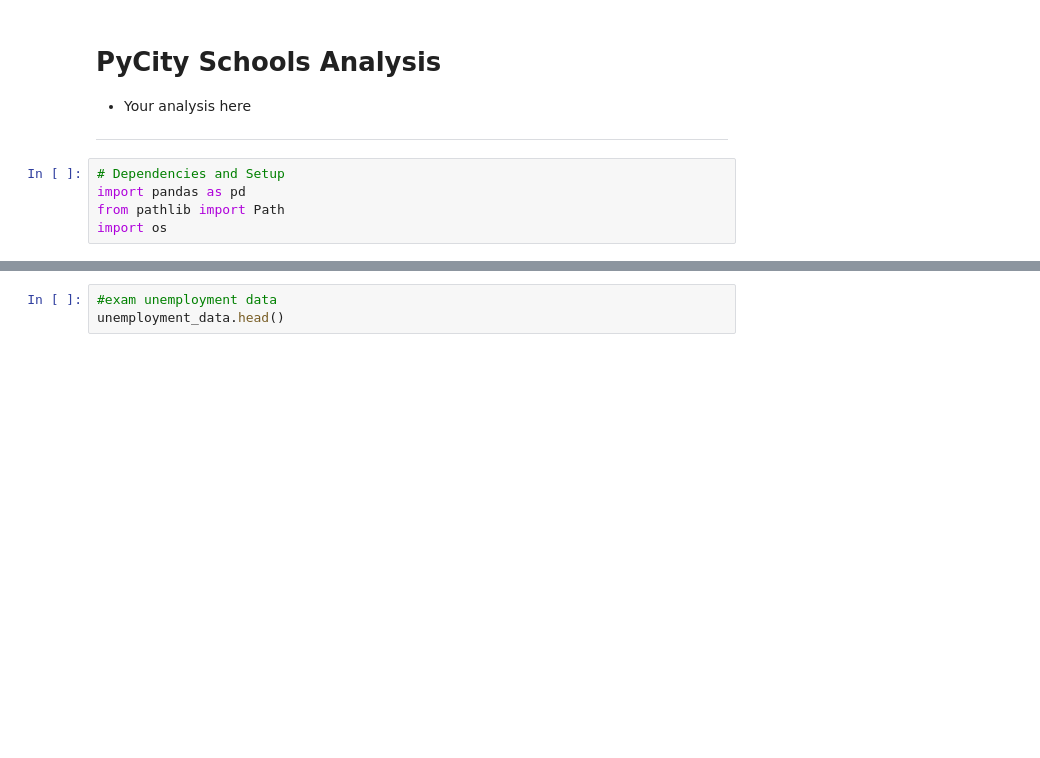
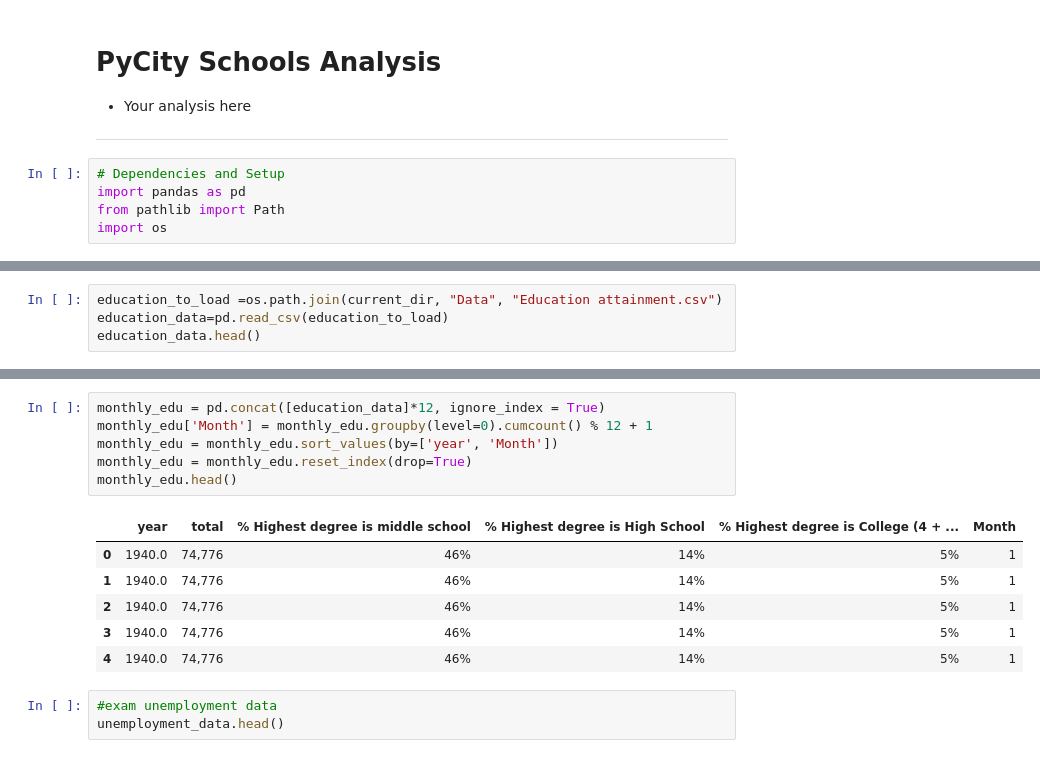
Before and after one commit to wrwr4859/UCB-data-project-1-groupx, a Jupyter notebook: project1_group4.ipynb, the cells around one changed output, grey strips where cells are left out. Saved outputs shown, nothing was run; the diff lists cells and outputs as text; blank space fills up the shorter version.

```diff
--- a/project1_group4.ipynb
+++ b/project1_group4.ipynb
@@ -26,3 +28,7 @@ gdp_data = pd.read_csv(gdp_to_load)
 laborforce_data = pd.read_csv(laborforce_to_load)
 cpi_data = pd.read_csv(cpi_to_load)
 # inflation_data = pd.read_csv(inflation_to_load)
+# %%
+education_to_load =os.path.join(current_dir, "Data", "Education attainment.csv")
+education_data=pd.read_csv(education_to_load)
+education_data.head()
@@ -29,3 +42,16 @@ cpi_data = pd.read_csv(cpi_to_load)
+# %%
+monthly_edu = pd.concat([education_data]*12, ignore_index = True)
+monthly_edu['Month'] = monthly_edu.groupby(level=0).cumcount() % 12 + 1
+monthly_edu = monthly_edu.sort_values(by=['year', 'Month'])
+monthly_edu = monthly_edu.reset_index(drop=True)
+monthly_edu.head()
+# %% [output]
+|  | year | total | % Highest degree is middle school | % Highest degree is High School | % Highest degree is College (4 + ... | Month |
+| 0 | 1940.0 | 74,776 | 46% | 14% | 5% | 1 |
+| 1 | 1940.0 | 74,776 | 46% | 14% | 5% | 1 |
+| 2 | 1940.0 | 74,776 | 46% | 14% | 5% | 1 |
+| 3 | 1940.0 | 74,776 | 46% | 14% | 5% | 1 |
+| 4 | 1940.0 | 74,776 | 46% | 14% | 5% | 1 |
 # %%
 #exam unemployment data
 unemployment_data.head()
```
Also changed, not shown: parts of 4 cells of this notebook.
